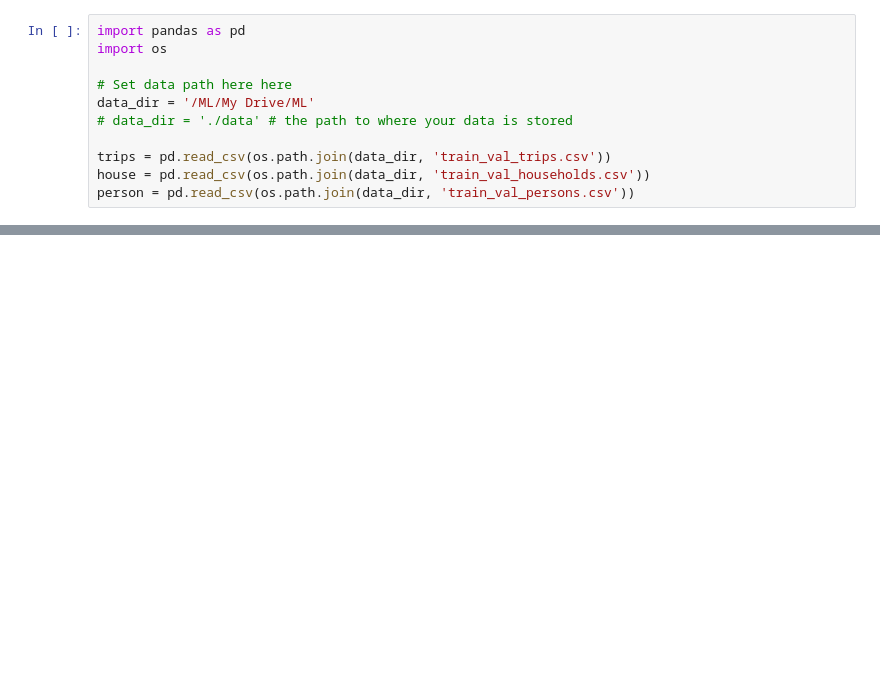
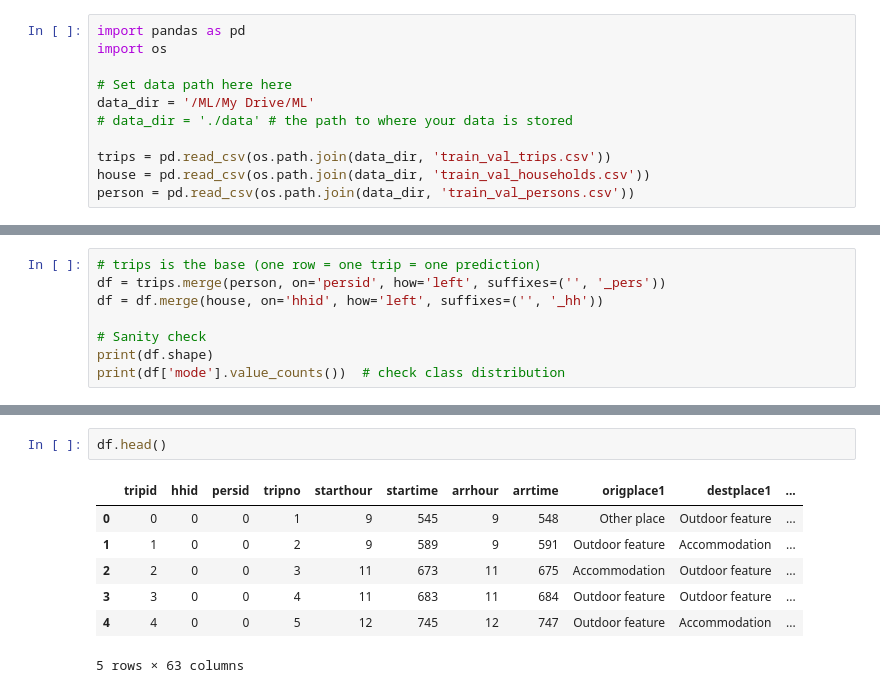
Before and after one commit to Almapian/Ml_hackathon, a Jupyter notebook: mlds_hackathon.ipynb, the cells around one changed output, grey strips where cells are left out. Drawn from its saved outputs; the diff is of its cells as text; blank space fills up the shorter version.

```diff
--- a/mlds_hackathon.ipynb
+++ b/mlds_hackathon.ipynb
@@ -20,0 +49,8 @@ person = pd.read_csv(os.path.join(data_dir, 'train_val_persons.csv'))
+# %%
+# trips is the base (one row = one trip = one prediction)
+df = trips.merge(person, on='persid', how='left', suffixes=('', '_pers'))
+df = df.merge(house, on='hhid', how='left', suffixes=('', '_hh'))
+
+# Sanity check
+print(df.shape)
+print(df['mode'].value_counts())  # check class distribution
@@ -20,0 +67,10 @@ person = pd.read_csv(os.path.join(data_dir, 'train_val_persons.csv'))
+# %%
+df.head()
+# %% [output]
+|  | tripid | hhid | persid | tripno | starthour | startime | arrhour | arrtime | origplace1 | destplace1 | ... |
+| 0 | 0 | 0 | 0 | 1 | 9 | 545 | 9 | 548 | Other place | Outdoor feature | ... |
+| 1 | 1 | 0 | 0 | 2 | 9 | 589 | 9 | 591 | Outdoor feature | Accommodation | ... |
+| 2 | 2 | 0 | 0 | 3 | 11 | 673 | 11 | 675 | Accommodation | Outdoor feature | ... |
+| 3 | 3 | 0 | 0 | 4 | 11 | 683 | 11 | 684 | Outdoor feature | Outdoor feature | ... |
+| 4 | 4 | 0 | 0 | 5 | 12 | 745 | 12 | 747 | Outdoor feature | Accommodation | ... |
+5 rows × 63 columns
```
Also changed, not shown: parts of 13 cells of this notebook.
